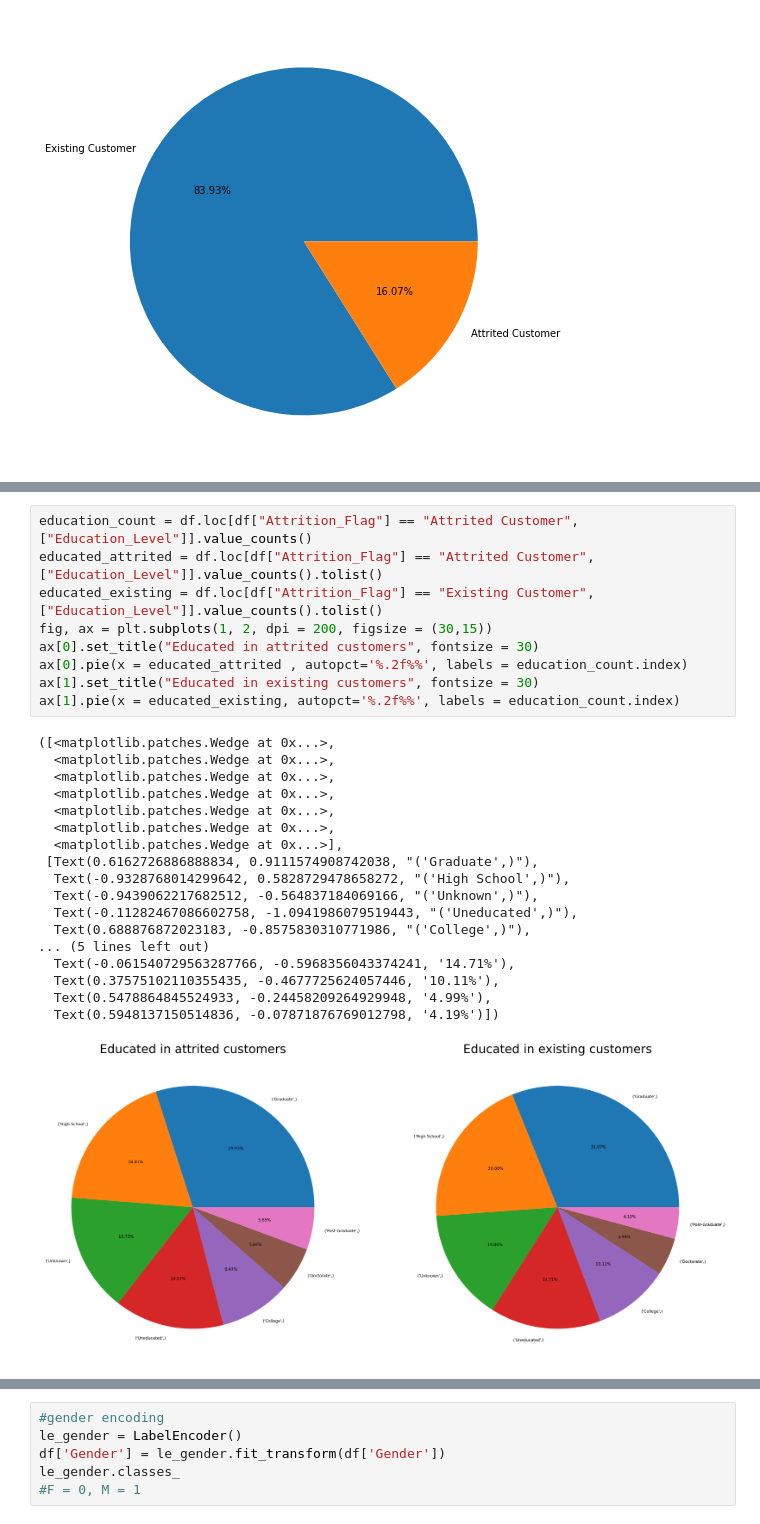
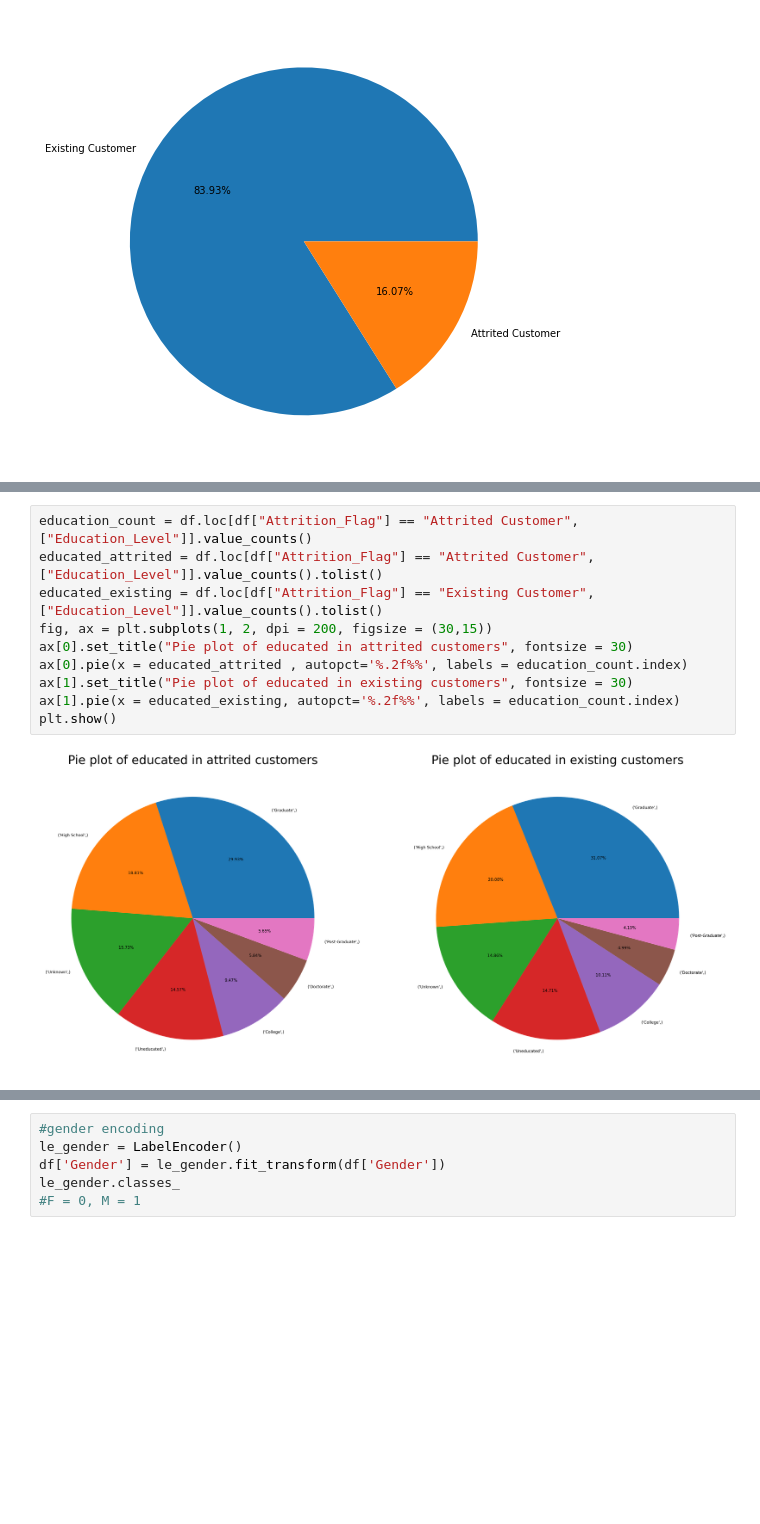
Before and after one commit to Sinha123456/Kaggle_projects, a Jupyter notebook: bankchurners.ipynb, the cells around one changed output, grey strips where cells are left out. Cells and saved outputs as stored; diff of their text form; blank space fills up the shorter version.

```diff
--- a/bankchurners.ipynb
+++ b/bankchurners.ipynb
@@ -182,31 +237,15 @@ ax[1].pie(x = marital_existing, autopct='%.2f%%', labels = marital_count.index)
 # %%
 education_count = df.loc[df["Attrition_Flag"] == "Attrited Customer", ["Education_Level"]].value_counts()
 educated_attrited = df.loc[df["Attrition_Flag"] == "Attrited Customer", ["Education_Level"]].value_counts().tolist()
 educated_existing = df.loc[df["Attrition_Flag"] == "Existing Customer", ["Education_Level"]].value_counts().tolist()
 fig, ax = plt.subplots(1, 2, dpi = 200, figsize = (30,15))
-ax[0].set_title("Educated in attrited customers", fontsize = 30)
+ax[0].set_title("Pie plot of educated in attrited customers", fontsize = 30)
 ax[0].pie(x = educated_attrited , autopct='%.2f%%', labels = education_count.index)
-ax[1].set_title("Educated in existing customers", fontsize = 30)
+ax[1].set_title("Pie plot of educated in existing customers", fontsize = 30)
 ax[1].pie(x = educated_existing, autopct='%.2f%%', labels = education_count.index)
+plt.show()
 # %% [output]
-([<matplotlib.patches.Wedge at 0x...>,
-  <matplotlib.patches.Wedge at 0x...>,
-  <matplotlib.patches.Wedge at 0x...>,
-  <matplotlib.patches.Wedge at 0x...>,
-  <matplotlib.patches.Wedge at 0x...>,
-  <matplotlib.patches.Wedge at 0x...>,
-  <matplotlib.patches.Wedge at 0x...>],
- [Text(0.6162726886888834, 0.9111574908742038, "('Graduate',)"),
-  Text(-0.9328768014299642, 0.5828729478658272, "('High School',)"),
-  Text(-0.9439062217682512, -0.564837184069166, "('Unknown',)"),
-  Text(-0.11282467086602758, -1.0941986079519443, "('Uneducated',)"),
-  Text(0.688876872023183, -0.8575830310771986, "('College',)"),
-... (5 lines left out)
-  Text(-0.061540729563287766, -0.5968356043374241, '14.71%'),
-  Text(0.37575102110355435, -0.4677725624057446, '10.11%'),
-  Text(0.5478864845524933, -0.24458209264929948, '4.99%'),
-  Text(0.5948137150514836, -0.07871876769012798, '4.19%')])
-[figure, old version]
+[figure, new version]
 # %%
 gender_count = df.loc[df["Attrition_Flag"] == "Attrited Customer", ["Gender"]].value_counts()
 gender_attrited = df.loc[df["Attrition_Flag"] == "Attrited Customer", ["Gender"]].value_counts().tolist()
```
Also changed, not shown: parts of 38 cells of this notebook.
